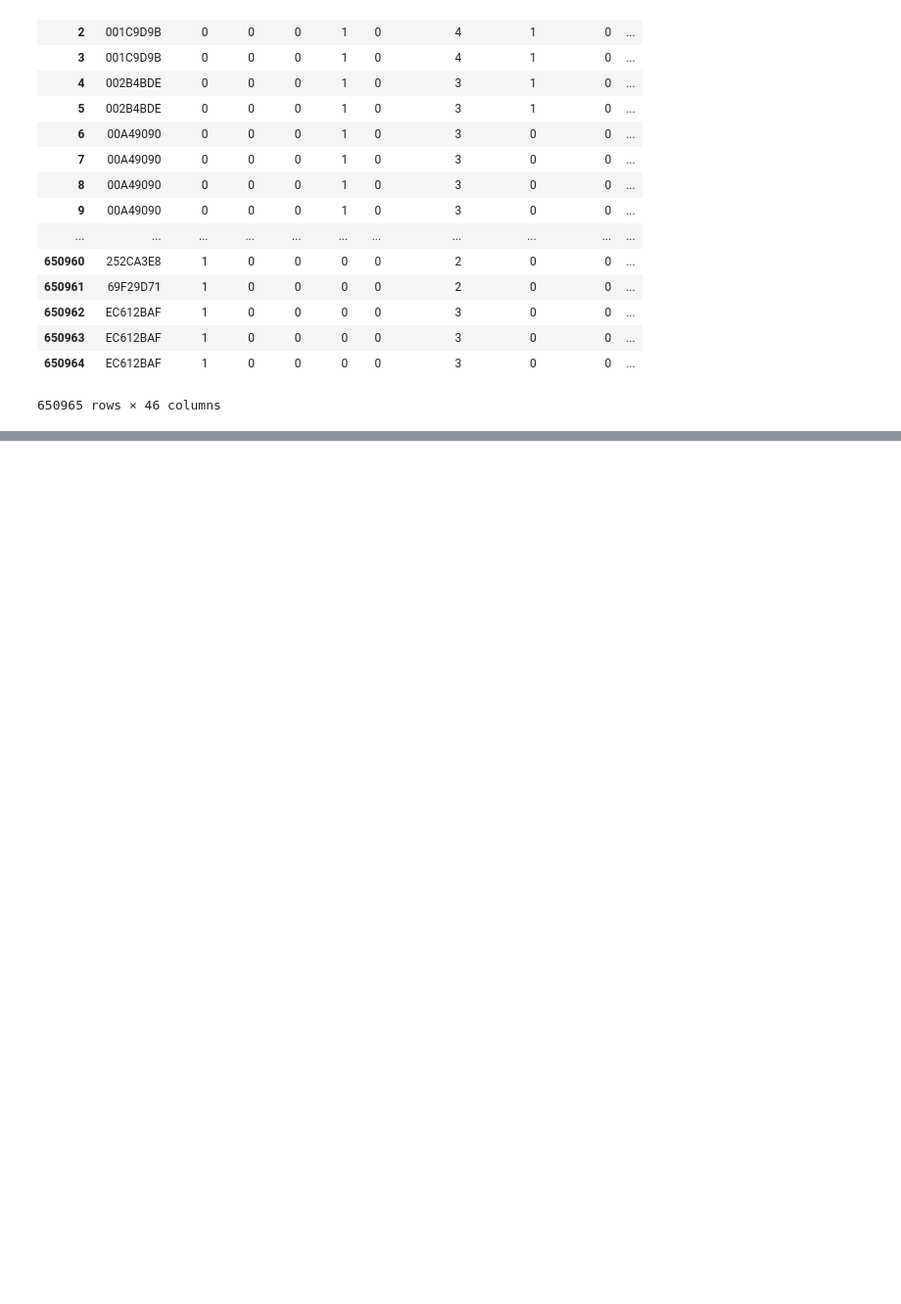
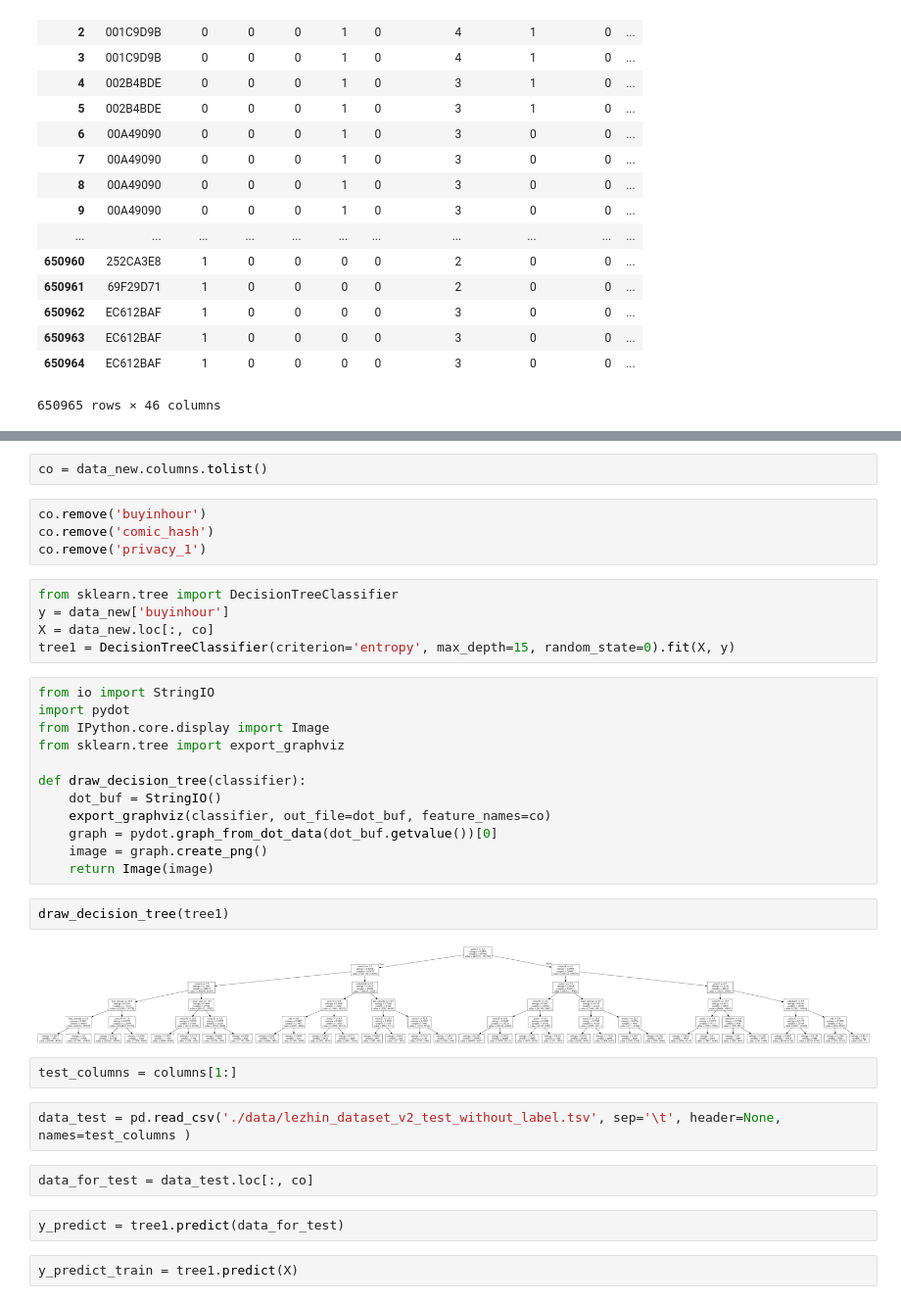
Before and after one commit to simonjisu/regincomics_data, a Jupyter notebook: Untitled.ipynb, the cells around one changed output, grey strips where cells are left out. Shown at 98% size. Drawn from its saved outputs; the diff is of its cells as text; blank space fills up the shorter version.

Commit message:
tried decision tree model, result precision = 0.79

```diff
--- a/Untitled.ipynb
+++ b/Untitled.ipynb
@@ -602,0 +794,37 @@ df_comic
+# %%
+co = data_new.columns.tolist()
+# %%
+co.remove('buyinhour')
+co.remove('comic_hash')
+co.remove('privacy_1')
+# %%
+from sklearn.tree import DecisionTreeClassifier
+y = data_new['buyinhour']
+X = data_new.loc[:, co]
+tree1 = DecisionTreeClassifier(criterion='entropy', max_depth=15, random_state=0).fit(X, y)
+# %%
+from io import StringIO
+import pydot
+from IPython.core.display import Image
+from sklearn.tree import export_graphviz
+
+def draw_decision_tree(classifier):
+    dot_buf = StringIO()
+    export_graphviz(classifier, out_file=dot_buf, feature_names=co)
+    graph = pydot.graph_from_dot_data(dot_buf.getvalue())[0]
+    image = graph.create_png()
+    return Image(image)
+# %%
+draw_decision_tree(tree1)
+# %% [output]
+[figure, added]
+# %%
+test_columns = columns[1:]
+# %%
+data_test = pd.read_csv('./data/lezhin_dataset_v2_test_without_label.tsv', sep='\t', header=None, names=test_columns )
+# %%
+data_for_test = data_test.loc[:, co]
+# %%
+y_predict = tree1.predict(data_for_test)
+# %%
+y_predict_train = tree1.predict(X)
```
Also changed, not shown: parts of 41 cells of this notebook.
